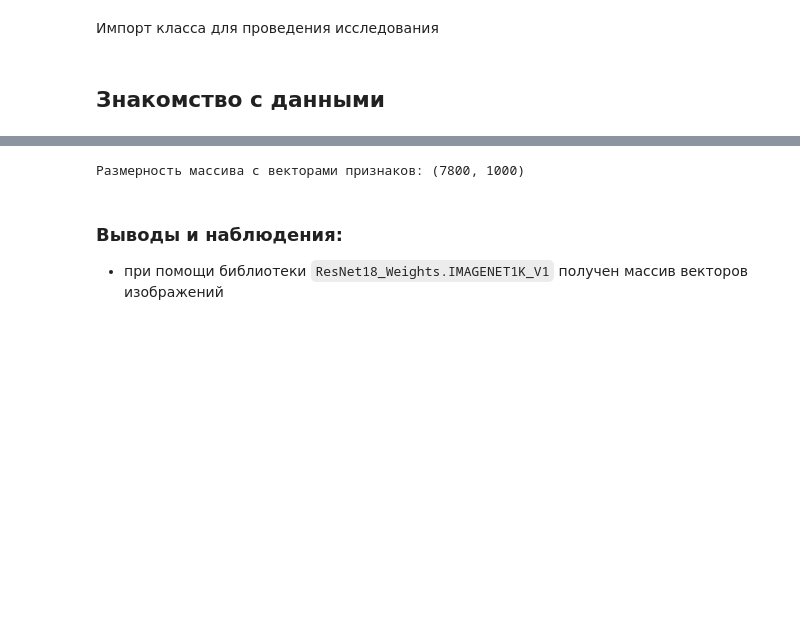
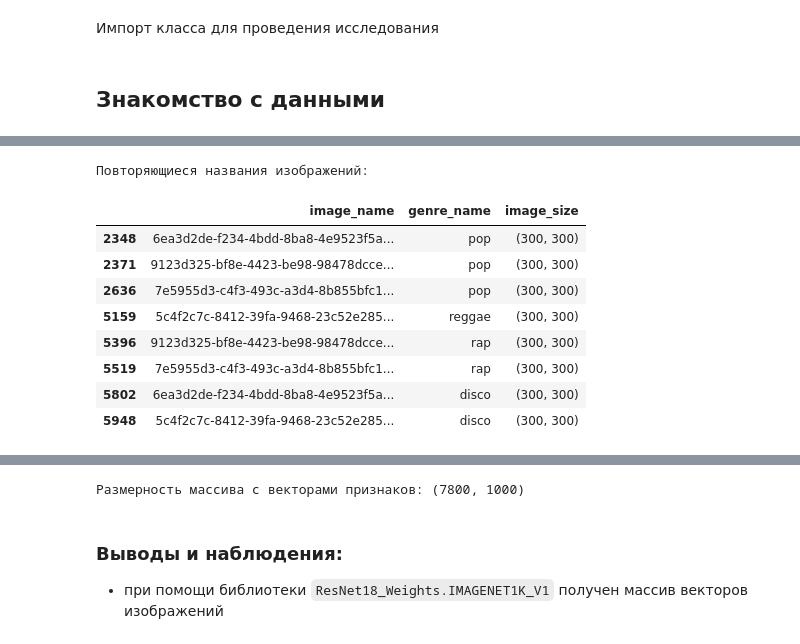
Before and after one commit to denis-42ds/determining_music_genre_from_an_image, a Jupyter notebook: music_genres.ipynb, the cells around one changed output, grey strips where cells are left out. Drawn from its saved outputs; the diff is of its cells as text; code cells hidden in the pictures; blank space fills up the shorter version.

```diff
--- a/music_genres.ipynb
+++ b/music_genres.ipynb
@@ -109 +114,15 @@ memory usage: 122.0+ KB
 Размеры изображений: [(300, 300)]
+# %%
+print("Повторяющиеся названия изображений:")
+df[df.duplicated(subset=['image_name'], keep=False)]
+# %% [output]
+Повторяющиеся названия изображений:
+|  | image_name | genre_name | image_size |
+| 2348 | 6ea3d2de-f234-4bdd-8ba8-4e9523f5a... | pop | (300, 300) |
+| 2371 | 9123d325-bf8e-4423-be98-98478dcce... | pop | (300, 300) |
+| 2636 | 7e5955d3-c4f3-493c-a3d4-8b855bfc1... | pop | (300, 300) |
+| 5159 | 5c4f2c7c-8412-39fa-9468-23c52e285... | reggae | (300, 300) |
+| 5396 | 9123d325-bf8e-4423-be98-98478dcce... | rap | (300, 300) |
+| 5519 | 7e5955d3-c4f3-493c-a3d4-8b855bfc1... | rap | (300, 300) |
+| 5802 | 6ea3d2de-f234-4bdd-8ba8-4e9523f5a... | disco | (300, 300) |
+| 5948 | 5c4f2c7c-8412-39fa-9468-23c52e285... | disco | (300, 300) |
```
Also changed, not shown: parts of 17 cells of this notebook, 4 other files.
